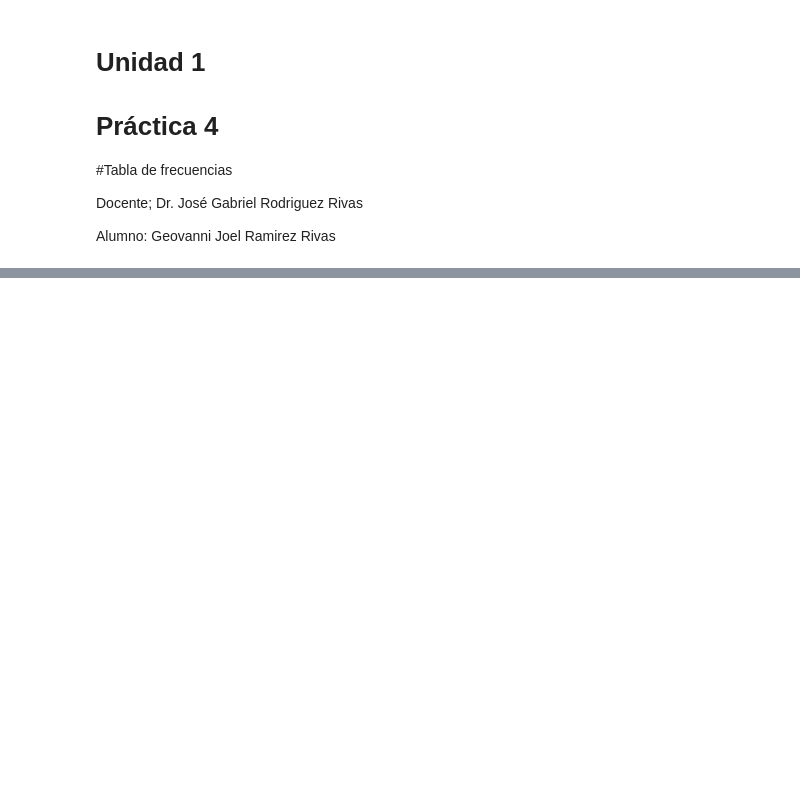
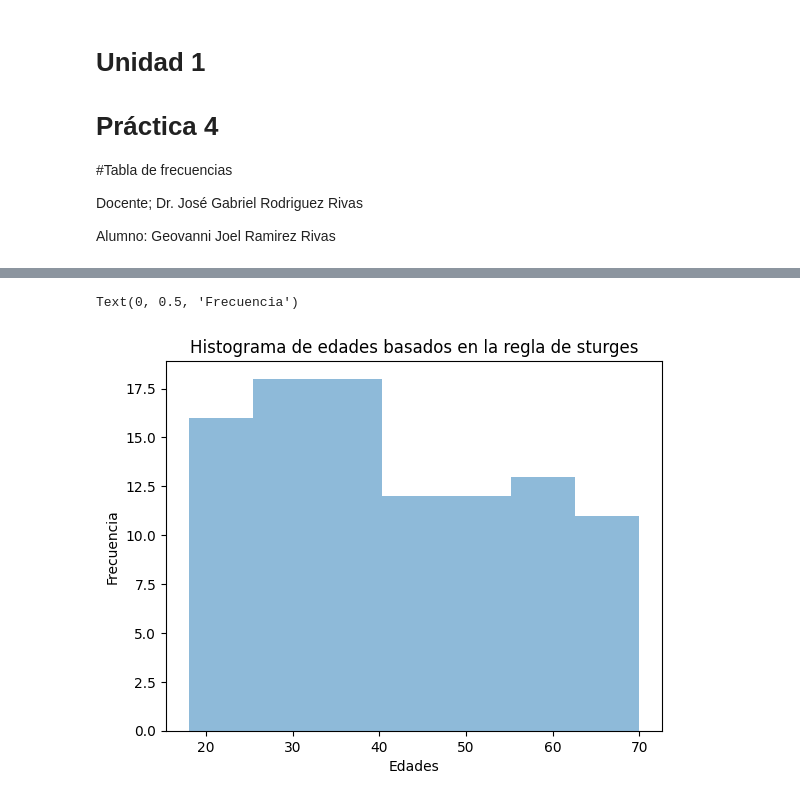
Before and after one commit to GeoDrk/Prob.-Y-Estadistica, a Jupyter notebook: unidad 1/Programa_4.ipynb, the cells around one changed output, grey strips where cells are left out. Cells and saved outputs as stored; diff of their text form; code cells hidden in the pictures; blank space fills up the shorter version.

```diff
--- a/unidad 1/Programa_4.ipynb
+++ b/unidad 1/Programa_4.ipynb
@@ -126,0 +138,3 @@ tabla_frecuencias
+# %%
+df = pd.DataFrame({'Edad': edades})
+df
@@ -126,0 +155,4 @@ tabla_frecuencias
+# %%
+n = len(edades)
+K = int( 1 + math.log2(100))
+print("Valor de n = ", n , "\nNúmero de intervalos =", K)
@@ -126,0 +222,9 @@ tabla_frecuencias
+# %%
+# Crear un histograma en la tabla de frecuencia
+plt.hist(df['Edad'], bins = K, alpha = 0.5)
+plt.title("Histograma de edades basados en la regla de sturges")
+plt.xlabel('Edades')
+plt.ylabel('Frecuencia')
+# %% [output]
+Text(0, 0.5, 'Frecuencia')
+[figure, added]
```
Also changed, not shown: parts of 20 cells of this notebook.
